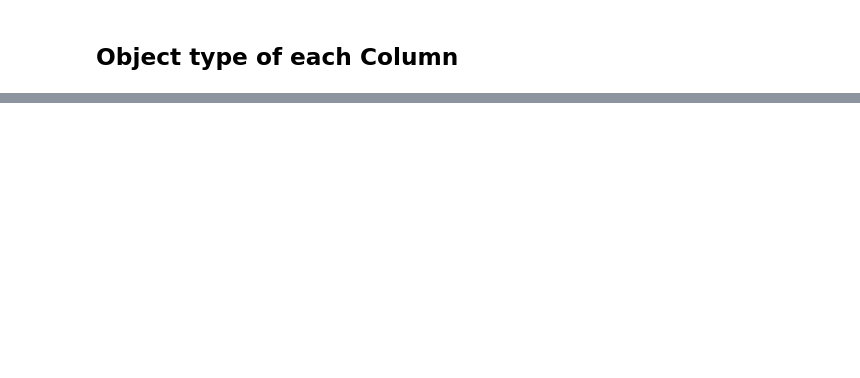
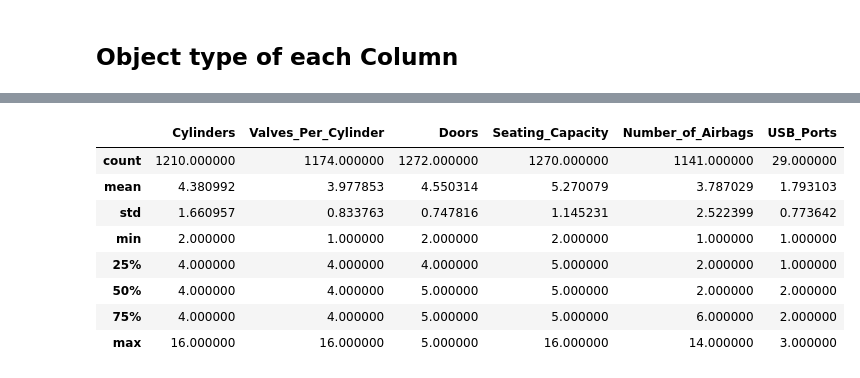
Before and after one commit to uzairafridi00/machine-learning, a Jupyter notebook: Dice Camp Course/Python_WorkShop/Pandas Basics.ipynb, the cells around one changed output, grey strips where cells are left out. Saved outputs shown, nothing was run; the diff lists cells and outputs as text; code cells hidden in the pictures; blank space fills up the shorter version.

```diff
--- a/Dice Camp Course/Python_WorkShop/Pandas Basics.ipynb
+++ b/Dice Camp Course/Python_WorkShop/Pandas Basics.ipynb
@@ -286,0 +521,3 @@ import datetime as dt
+# %%
+df_cars = pd.read_csv('cars.csv')
+df_cars.head(2)
@@ -286,0 +529,12 @@ import datetime as dt
+# %%
+df_cars.describe()
+# %% [output]
+|  | Cylinders | Valves_Per_Cylinder | Doors | Seating_Capacity | Number_of_Airbags | USB_Ports |
+| count | 1210.000000 | 1174.000000 | 1272.000000 | 1270.000000 | 1141.000000 | 29.000000 |
+| mean | 4.380992 | 3.977853 | 4.550314 | 5.270079 | 3.787029 | 1.793103 |
+| std | 1.660957 | 0.833763 | 0.747816 | 1.145231 | 2.522399 | 0.773642 |
+| min | 2.000000 | 1.000000 | 2.000000 | 2.000000 | 1.000000 | 1.000000 |
+| 25% | 4.000000 | 4.000000 | 4.000000 | 5.000000 | 2.000000 | 1.000000 |
+| 50% | 4.000000 | 4.000000 | 5.000000 | 5.000000 | 2.000000 | 2.000000 |
+| 75% | 4.000000 | 4.000000 | 5.000000 | 5.000000 | 6.000000 | 2.000000 |
+| max | 16.000000 | 16.000000 | 5.000000 | 16.000000 | 14.000000 | 3.000000 |
```
Also changed, not shown: parts of 48 cells of this notebook, 1 other file.
